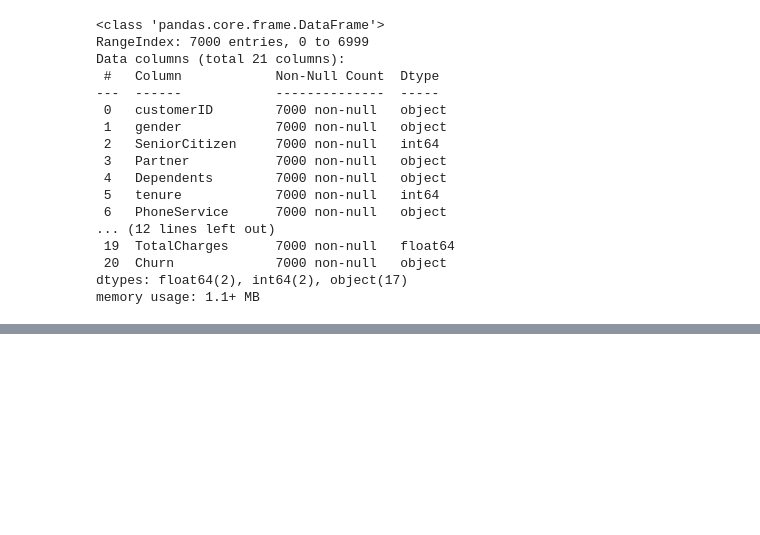
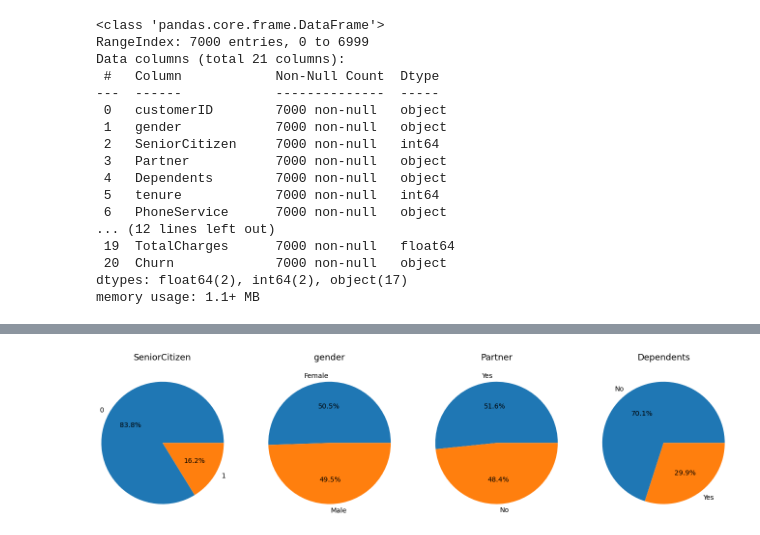
Before and after one commit to EnginKosure/CustomerChurnPredictionModel, a Jupyter notebook: data_prep_test1.ipynb, the cells around one changed output, grey strips where cells are left out. Cells and saved outputs as stored; diff of their text form; code cells hidden in the pictures; blank space fills up the shorter version.

```diff
--- a/data_prep_test1.ipynb
+++ b/data_prep_test1.ipynb
@@ -54,0 +120,37 @@ memory usage: 1.1+ MB
+# %%
+# Illustrating the values and count of attributes using plots:
+
+label_SenCit = df['SeniorCitizen'].unique()
+value_SenCit = df['SeniorCitizen'].value_counts() / len(df) * 100
+
+label_gen = df['gender'].unique()
+value_gen = df['gender'].value_counts() / len(df) * 100
+
+label_Part = df['Partner'].unique()
+value_Part = df['Partner'].value_counts() / len(df) * 100
+
+label_Dep = df['Dependents'].unique()
+value_Dep = df['Dependents'].value_counts() / len(df) * 100
+
+fig = plt.figure()
+
+ax1 = fig.add_axes([0, 0, 0.5, 0.5], aspect=2)
+ax1.pie(value_SenCit, textprops={'size': 14}, autopct='%1.1f%%', labels=label_SenCit, radius = 2.2)
+
+ax2 = fig.add_axes([0.8, 0, 0.5, 0.5], aspect=2)
+ax2.pie(value_gen, textprops={'size': 14}, autopct='%1.1f%%', labels=label_gen, radius = 2.2)
+
+ax3 = fig.add_axes([1.6, 0, 0.5, 0.5], aspect=2)
+ax3.pie(value_Part, textprops={'size': 14}, autopct='%1.1f%%', labels=label_Part, radius = 2.2)
+
+ax4 = fig.add_axes([2.4, 0, 0.5, 0.5], aspect=2)
+ax4.pie(value_Dep, textprops={'size': 14}, autopct='%1.1f%%', labels=label_Dep, radius = 2.2)
+
+ax1.set_title('SeniorCitizen', loc='center', pad = 100, fontdict={'fontsize':18})
+ax2.set_title('gender', loc='center', pad = 100, fontdict={'fontsize':18})
+ax3.set_title('Partner', loc='center', pad = 100, fontdict={'fontsize':18})
+ax4.set_title('Dependents', loc='center', pad = 100, fontdict={'fontsize':18})
+
+plt.show()
+# %% [output]
+[figure, added]
```
Also changed, not shown: parts of 5 cells of this notebook.
